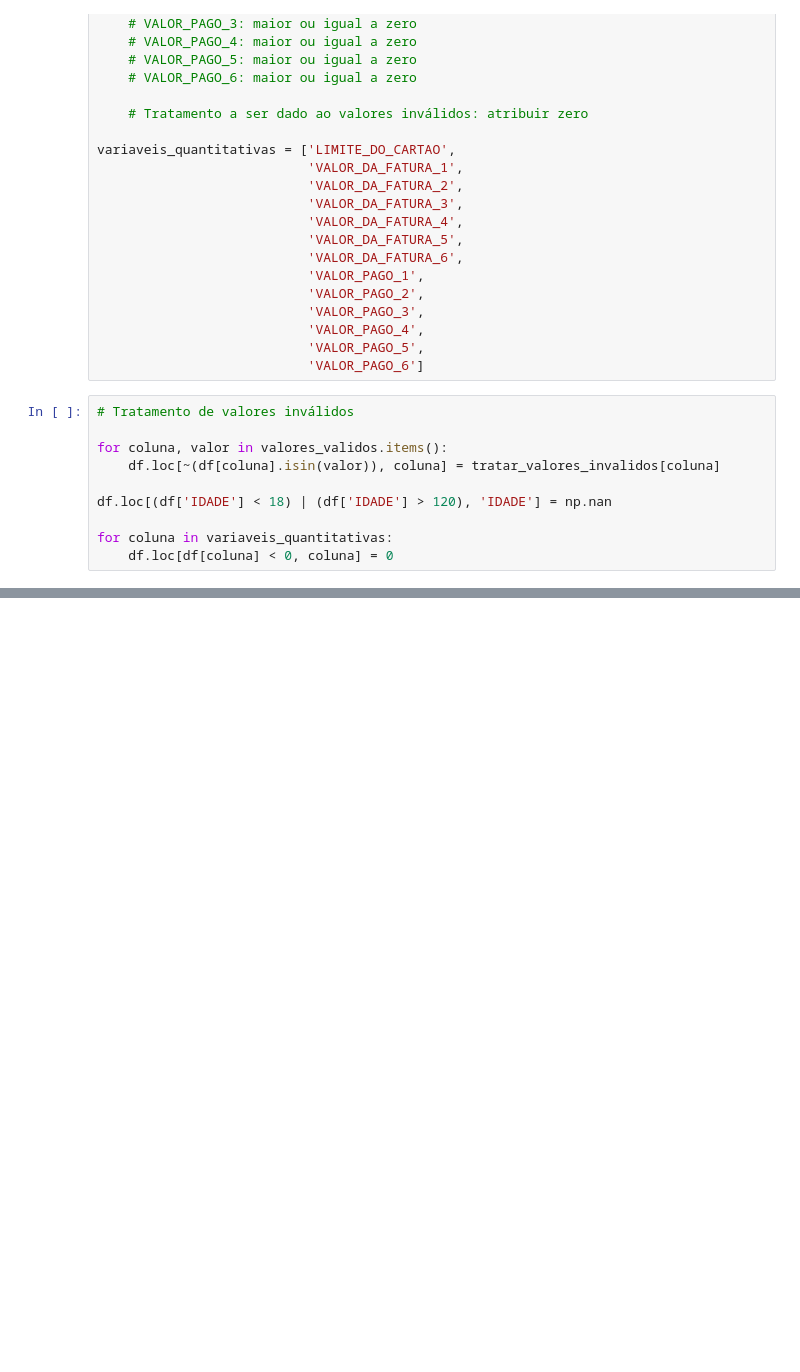
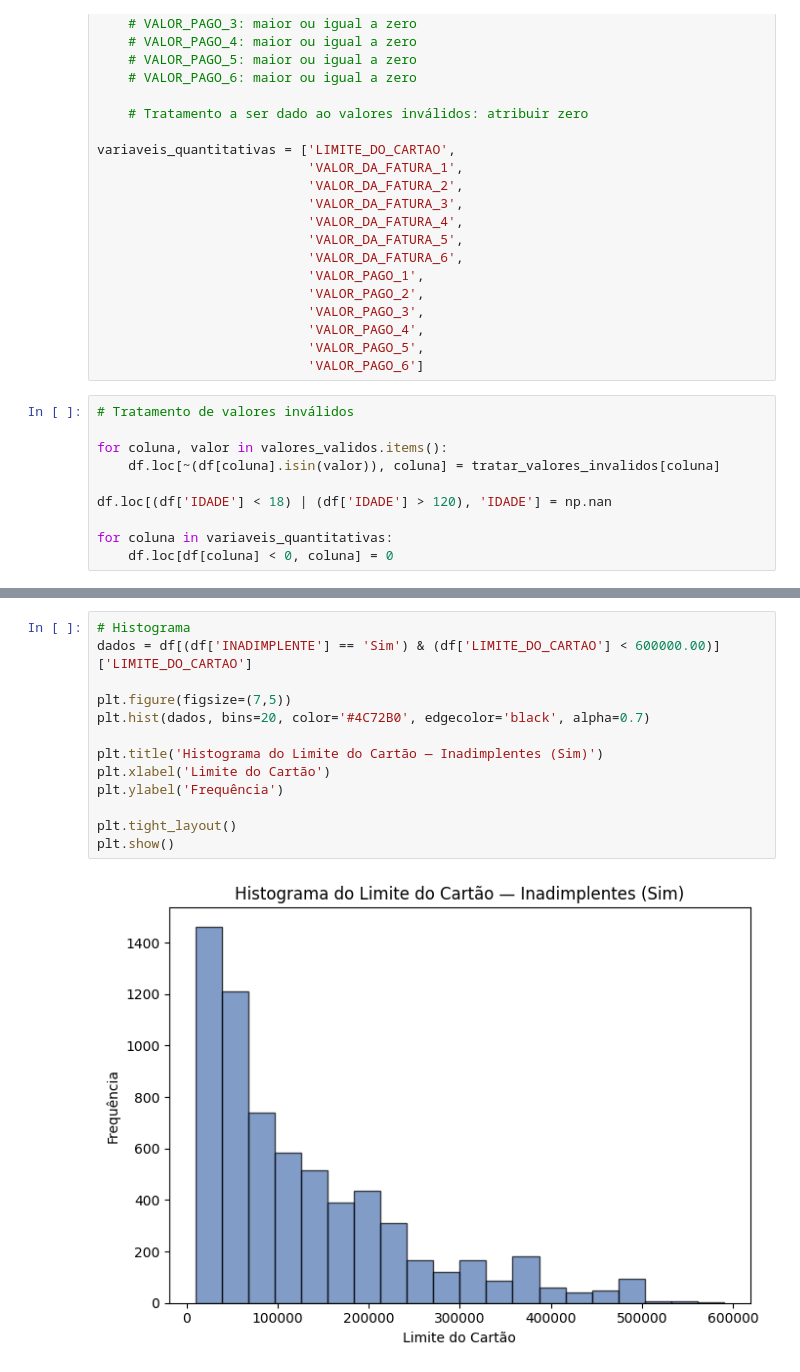
Before and after one commit to rtyodono/ProjetoTecnicasDeProgramacao, a Jupyter notebook: Projeto.ipynb, the cells around one changed output, grey strips where cells are left out. Drawn from its saved outputs; the diff is of its cells as text; blank space fills up the shorter version.

```diff
--- a/Projeto.ipynb
+++ b/Projeto.ipynb
@@ -177,0 +358,15 @@ for coluna in variaveis_quantitativas:
+# %%
+# Histograma
+dados = df[(df['INADIMPLENTE'] == 'Sim') & (df['LIMITE_DO_CARTAO'] < 600000.00)]['LIMITE_DO_CARTAO']
+
+plt.figure(figsize=(7,5))
+plt.hist(dados, bins=20, color='#4C72B0', edgecolor='black', alpha=0.7)
+
+plt.title('Histograma do Limite do Cartão — Inadimplentes (Sim)')
+plt.xlabel('Limite do Cartão')
+plt.ylabel('Frequência')
+
+plt.tight_layout()
+plt.show()
+# %% [output]
+[figure, added]
```
Also changed, not shown: parts of 19 cells of this notebook.
